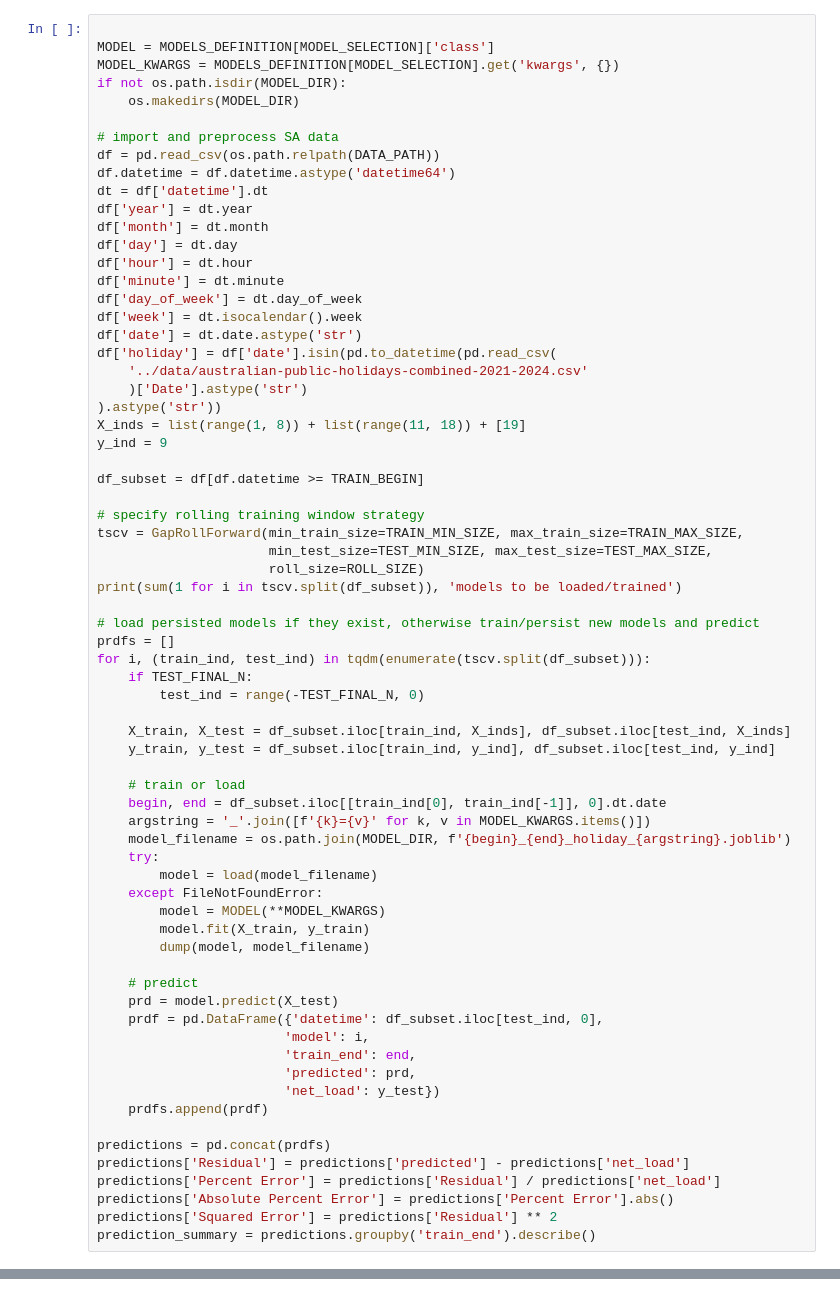
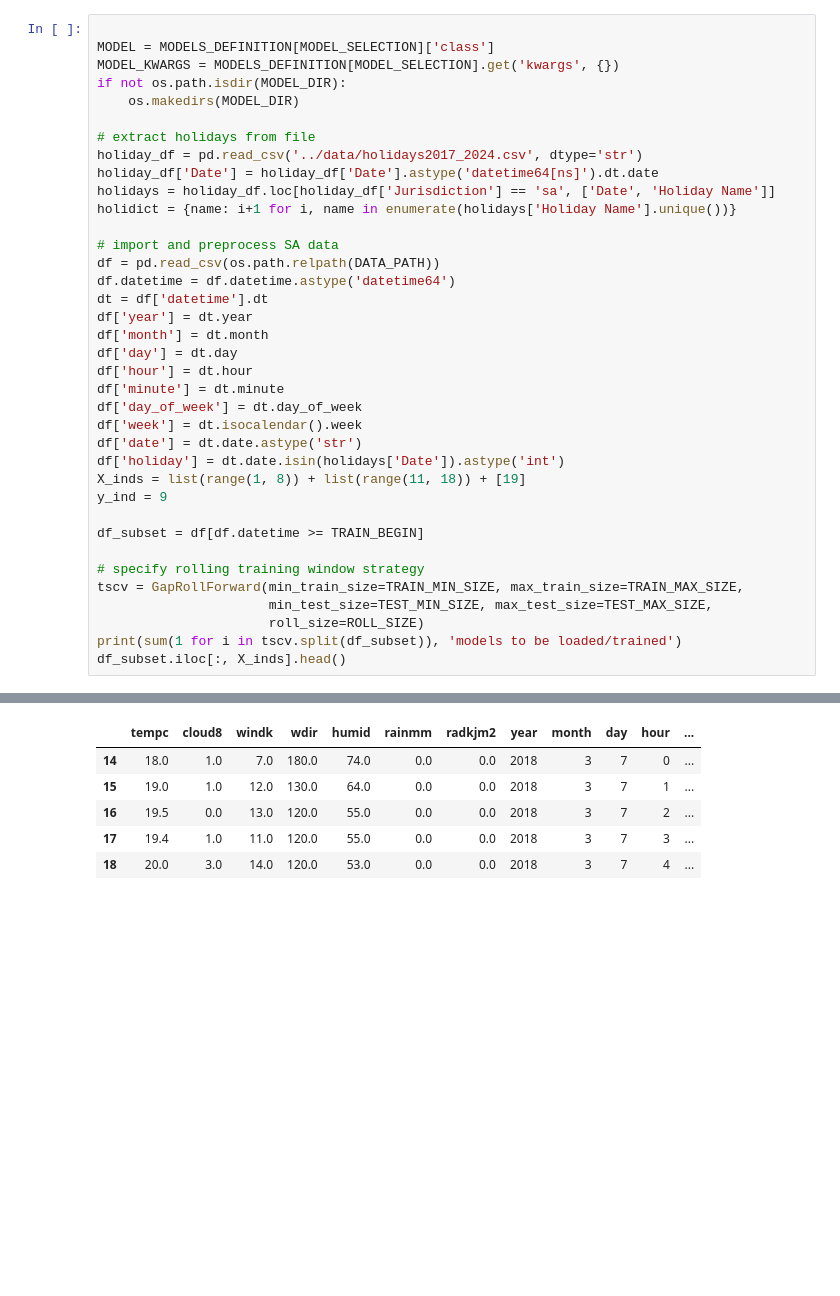
Before and after one commit to chaserobertson/tesla-stlf, a Jupyter notebook: notebooks/sa_hgb_residuals.ipynb, the cells around one changed output, grey strips where cells are left out. Saved outputs shown, nothing was run; the diff lists cells and outputs as text; blank space fills up the shorter version.

```diff
--- a/notebooks/sa_hgb_residuals.ipynb
+++ b/notebooks/sa_hgb_residuals.ipynb
@@ -46,6 +35,12 @@ MODEL = MODELS_DEFINITION[MODEL_SELECTION]['class']
 MODEL_KWARGS = MODELS_DEFINITION[MODEL_SELECTION].get('kwargs', {})
 if not os.path.isdir(MODEL_DIR):
     os.makedirs(MODEL_DIR)
+
+# extract holidays from file
+holiday_df = pd.read_csv('../data/holidays2017_2024.csv', dtype='str')
+holiday_df['Date'] = holiday_df['Date'].astype('datetime64[ns]').dt.date
+holidays = holiday_df.loc[holiday_df['Jurisdiction'] == 'sa', ['Date', 'Holiday Name']]
+holidict = {name: i+1 for i, name in enumerate(holidays['Holiday Name'].unique())}
 
 # import and preprocess SA data
 df = pd.read_csv(os.path.relpath(DATA_PATH))
@@ -59,10 +54,7 @@ df['minute'] = dt.minute
 df['day_of_week'] = dt.day_of_week
 df['week'] = dt.isocalendar().week
 df['date'] = dt.date.astype('str')
-df['holiday'] = df['date'].isin(pd.to_datetime(pd.read_csv(
-    '../data/australian-public-holidays-combined-2021-2024.csv'
-    )['Date'].astype('str')
-).astype('str'))
+df['holiday'] = dt.date.isin(holidays['Date']).astype('int')
 X_inds = list(range(1, 8)) + list(range(11, 18)) + [19]
 y_ind = 9
 
@@ -73,40 +65,5 @@ tscv = GapRollForward(min_train_size=TRAIN_MIN_SIZE, max_train_size=TRAIN_MAX_SI
                       min_test_size=TEST_MIN_SIZE, max_test_size=TEST_MAX_SIZE,
                       roll_size=ROLL_SIZE)
 print(sum(1 for i in tscv.split(df_subset)), 'models to be loaded/trained')
-
-# load persisted models if they exist, otherwise train/persist new models and predict
-prdfs = []
-for i, (train_ind, test_ind) in tqdm(enumerate(tscv.split(df_subset))):
-    if TEST_FINAL_N:
-        test_ind = range(-TEST_FINAL_N, 0)
-
-    X_train, X_test = df_subset.iloc[train_ind, X_inds], df_subset.iloc[test_ind, X_inds]
-    y_train, y_test = df_subset.iloc[train_ind, y_ind], df_subset.iloc[test_ind, y_ind]
-
-    # train or load
-    begin, end = df_subset.iloc[[train_ind[0], train_ind[-1]], 0].dt.date
-    argstring = '_'.join([f'{k}={v}' for k, v in MODEL_KWARGS.items()])
-    model_filename = os.path.join(MODEL_DIR, f'{begin}_{end}_holiday_{argstring}.joblib')
-    try:
-        model = load(model_filename)
-    except FileNotFoundError:
-        model = MODEL(**MODEL_KWARGS)
-        model.fit(X_train, y_train)
-        dump(model, model_filename)
-
-    # predict
-    prd = model.predict(X_test)
-    prdf = pd.DataFrame({'datetime': df_subset.iloc[test_ind, 0],
-                        'model': i,
-                        'train_end': end,
-                        'predicted': prd,
-                        'net_load': y_test})
-    prdfs.append(prdf)
-
-predictions = pd.concat(prdfs)
-predictions['Residual'] = predictions['predicted'] - predictions['net_load']
-predictions['Percent Error'] = predictions['Residual'] / predictions['net_load']
-predictions['Absolute Percent Error'] = predictions['Percent Error'].abs()
-predictions['Squared Error'] = predictions['Residual'] ** 2
-prediction_summary = predictions.groupby('train_end').describe()
+df_subset.iloc[:, X_inds].head()
 # %% [output]
@@ -113,0 +71,6 @@ prediction_summary = predictions.groupby('train_end').describe()
+|  | tempc | cloud8 | windk | wdir | humid | rainmm | radkjm2 | year | month | day | hour | ... |
+| 14 | 18.0 | 1.0 | 7.0 | 180.0 | 74.0 | 0.0 | 0.0 | 2018 | 3 | 7 | 0 | ... |
+| 15 | 19.0 | 1.0 | 12.0 | 130.0 | 64.0 | 0.0 | 0.0 | 2018 | 3 | 7 | 1 | ... |
+| 16 | 19.5 | 0.0 | 13.0 | 120.0 | 55.0 | 0.0 | 0.0 | 2018 | 3 | 7 | 2 | ... |
+| 17 | 19.4 | 1.0 | 11.0 | 120.0 | 55.0 | 0.0 | 0.0 | 2018 | 3 | 7 | 3 | ... |
+| 18 | 20.0 | 3.0 | 14.0 | 120.0 | 53.0 | 0.0 | 0.0 | 2018 | 3 | 7 | 4 | ... |
```
Also changed, not shown: parts of 9 cells of this notebook, 3 other files.
